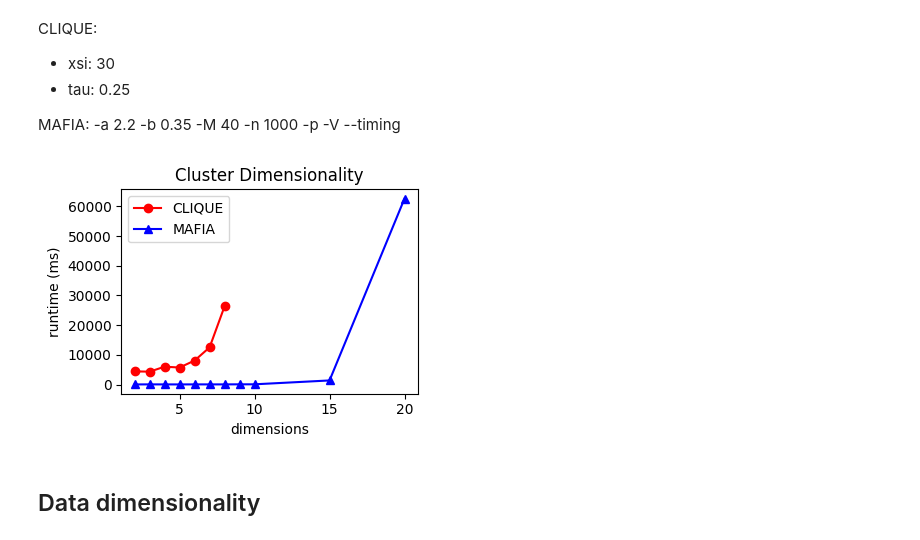
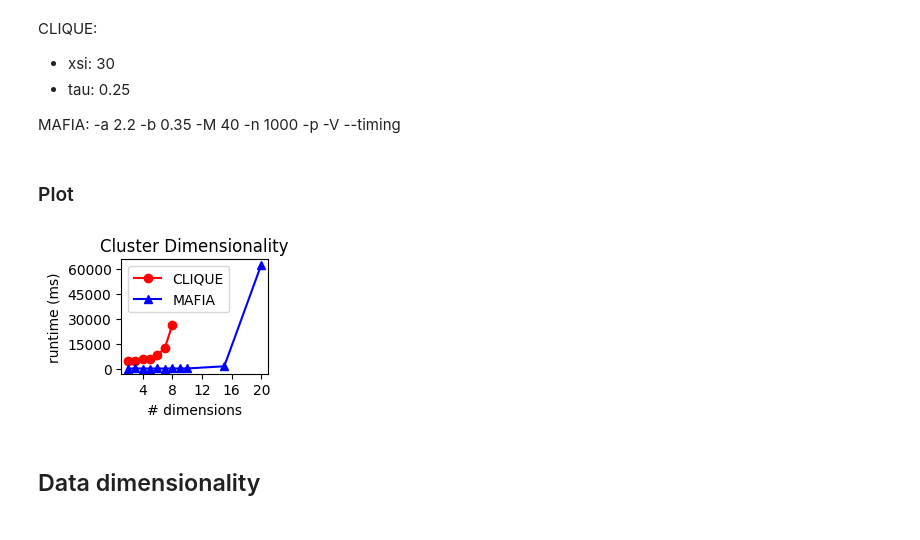
Before and after one commit to henrikdchristensen/SDU-Data-Mining-Exam, a Jupyter notebook: evaluation.ipynb, the cells around one changed output. Drawn from its saved outputs; the diff is of its cells as text; code cells hidden in the pictures.

```diff
--- a/evaluation.ipynb
+++ b/evaluation.ipynb
@@ -195,34 +273,41 @@ MAFIA:
 -p
 -V
 --timing
+# %% [markdown]
+### Plot
 # %%
 import matplotlib.pyplot as plt
+import matplotlib.ticker as ticker
 
 # Data
 dims =   [2   , 3   , 4   , 5   , 6   , 7    , 8    , 9 , 10, 15 , 20]
 mafia =  [45  , 63  , 55  , 45  , 63  , 55   , 60   , 79, 86, 1387, 62607]
 clique = [4440, 4347, 6017, 5740, 8093, 12532, 26373]
 
 # Figure size
-plt.figure(figsize=(3, 3))
+plt.figure(figsize=(2.5, 2.1))
 
-# Plot both in the same graph
+# Plot both in same figure
 plt.plot(dims[:len(clique)], clique, 'ro-', label='CLIQUE')
 plt.plot(dims, mafia, 'b^-', label='MAFIA')
 
+# Set number of x-ticks
+plt.gca().xaxis.set_major_locator(ticker.MaxNLocator(6))
+plt.gca().yaxis.set_major_locator(ticker.MaxNLocator(6))
+
 # Add labels and title
-plt.xlabel('dimensions')
+plt.xlabel('# dimensions')
 plt.ylabel('runtime (ms)')
 plt.title('Cluster Dimensionality')
 
 # Add legend
 plt.legend()
 
 # Show plot
 plt.tight_layout()
 plt.show()
 # %% [output]
-[figure, old version]
+[figure, new version]
 # %% [markdown]
 ## Data dimensionality
 # %% [markdown]
```
Also changed, not shown: parts of 19 cells of this notebook, 2 other files.
